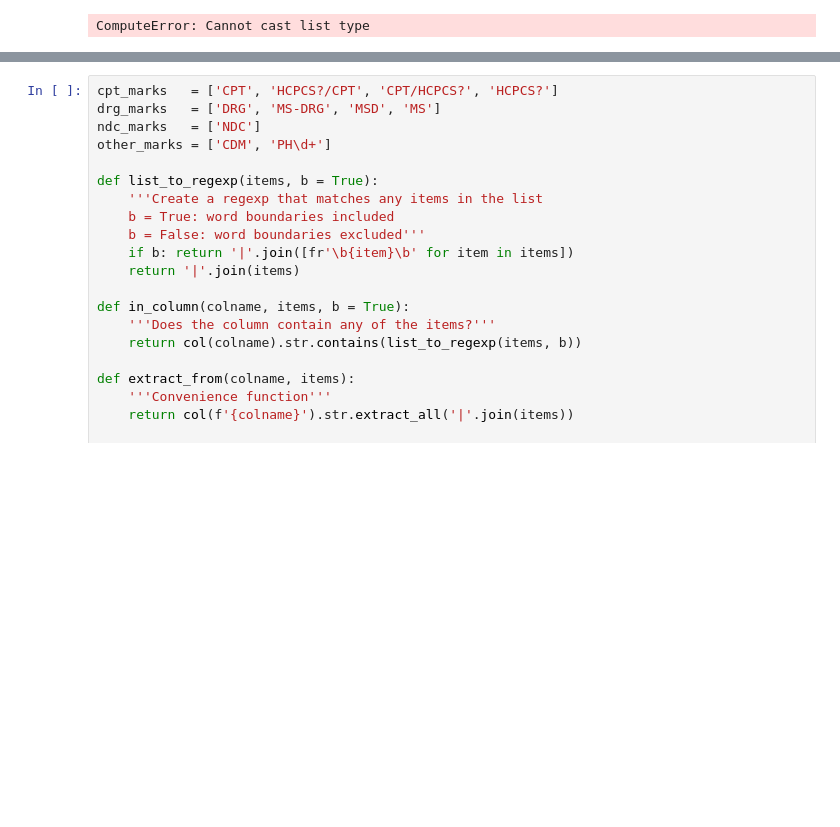
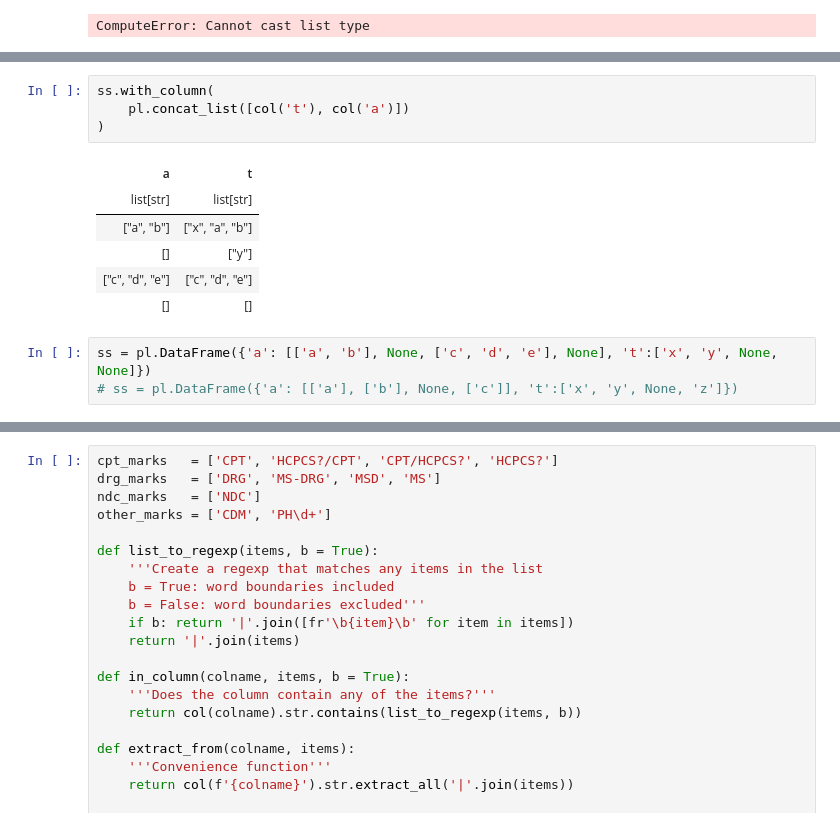
Before and after one commit to alecstein/dolt_datascience, a Jupyter notebook: hospitals_v3/cleanup/cleaning-hospitals-dataset.ipynb, the cells around one changed output, grey strips where cells are left out. Cells and saved outputs as stored; diff of their text form; blank space fills up the shorter version.

```diff
--- a/hospitals_v3/cleanup/cleaning-hospitals-dataset.ipynb
+++ b/hospitals_v3/cleanup/cleaning-hospitals-dataset.ipynb
@@ -636,0 +678,14 @@ ComputeError: Cannot cast list type
+# %%
+ss.with_column(
+    pl.concat_list([col('t'), col('a')])
+)
+# %% [output]
+| a | t |
+| list[str] | list[str] |
+| ["a", "b"] | ["x", "a", "b"] |
+| [] | ["y"] |
+| ["c", "d", "e"] | ["c", "d", "e"] |
+| [] | [] |
+# %%
+ss = pl.DataFrame({'a': [['a', 'b'], None, ['c', 'd', 'e'], None], 't':['x', 'y', None, None]})
+# ss = pl.DataFrame({'a': [['a'], ['b'], None, ['c']], 't':['x', 'y', None, 'z']})
```
Also changed, not shown: parts of 14 cells of this notebook.
